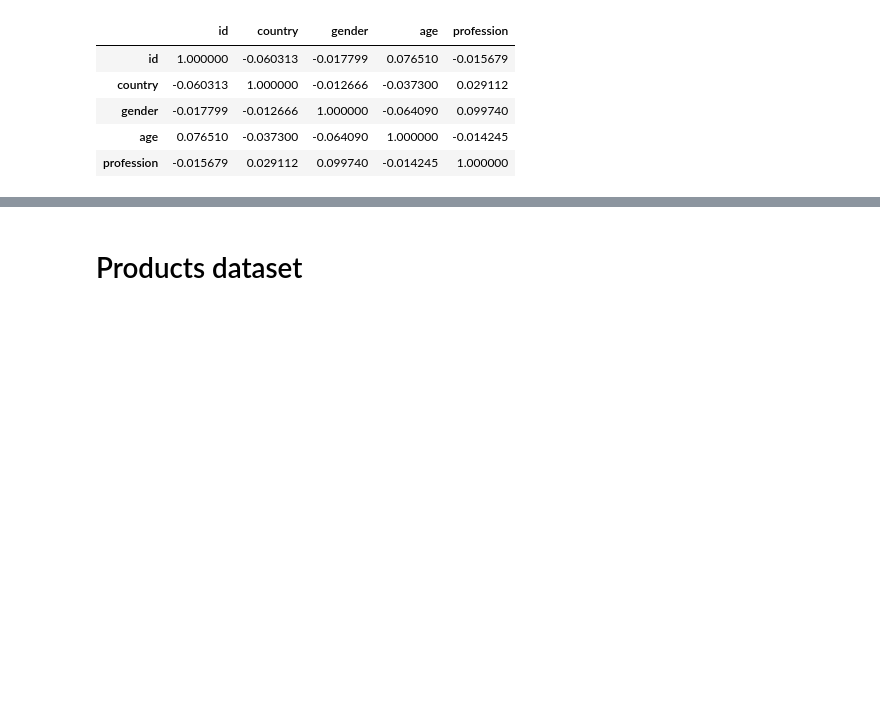
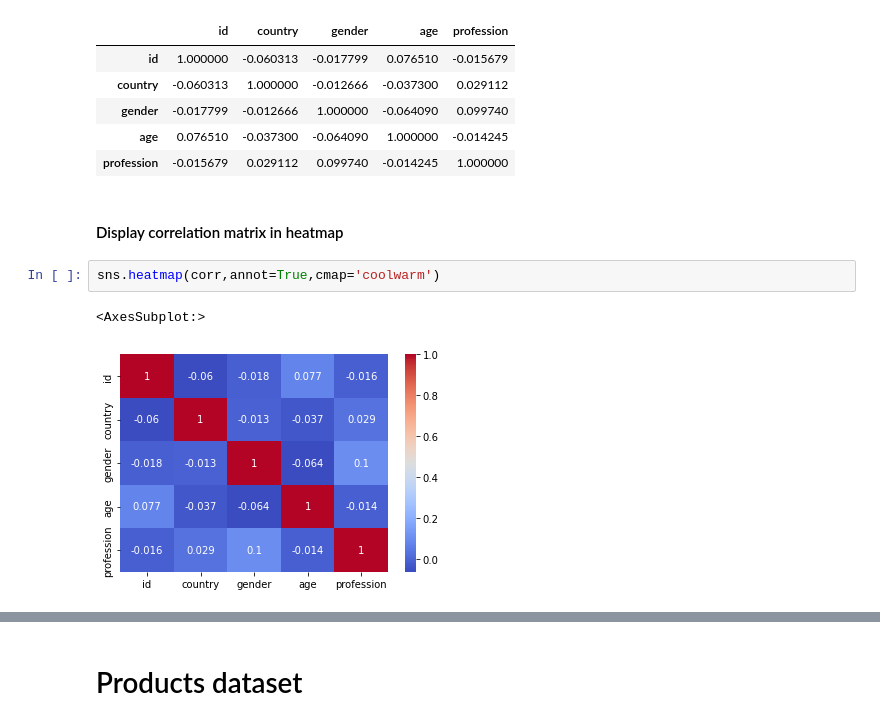
Before and after one commit to saharkhmissi11/customers-segmentation, a Jupyter notebook: customers_segmentation.ipynb, the cells around one changed output, grey strips where cells are left out. Cells and saved outputs as stored; diff of their text form; blank space fills up the shorter version.

```diff
--- a/customers_segmentation.ipynb
+++ b/customers_segmentation.ipynb
@@ -114,3 +136,10 @@ corr
 | gender | -0.017799 | -0.012666 | 1.000000 | -0.064090 | 0.099740 |
 | age | 0.076510 | -0.037300 | -0.064090 | 1.000000 | -0.014245 |
 | profession | -0.015679 | 0.029112 | 0.099740 | -0.014245 | 1.000000 |
+# %% [markdown]
+#### Display correlation matrix in heatmap
+# %%
+sns.heatmap(corr,annot=True,cmap='coolwarm')
+# %% [output]
+<AxesSubplot:>
+[figure, added]
```
Also changed, not shown: parts of 71 cells of this notebook.
